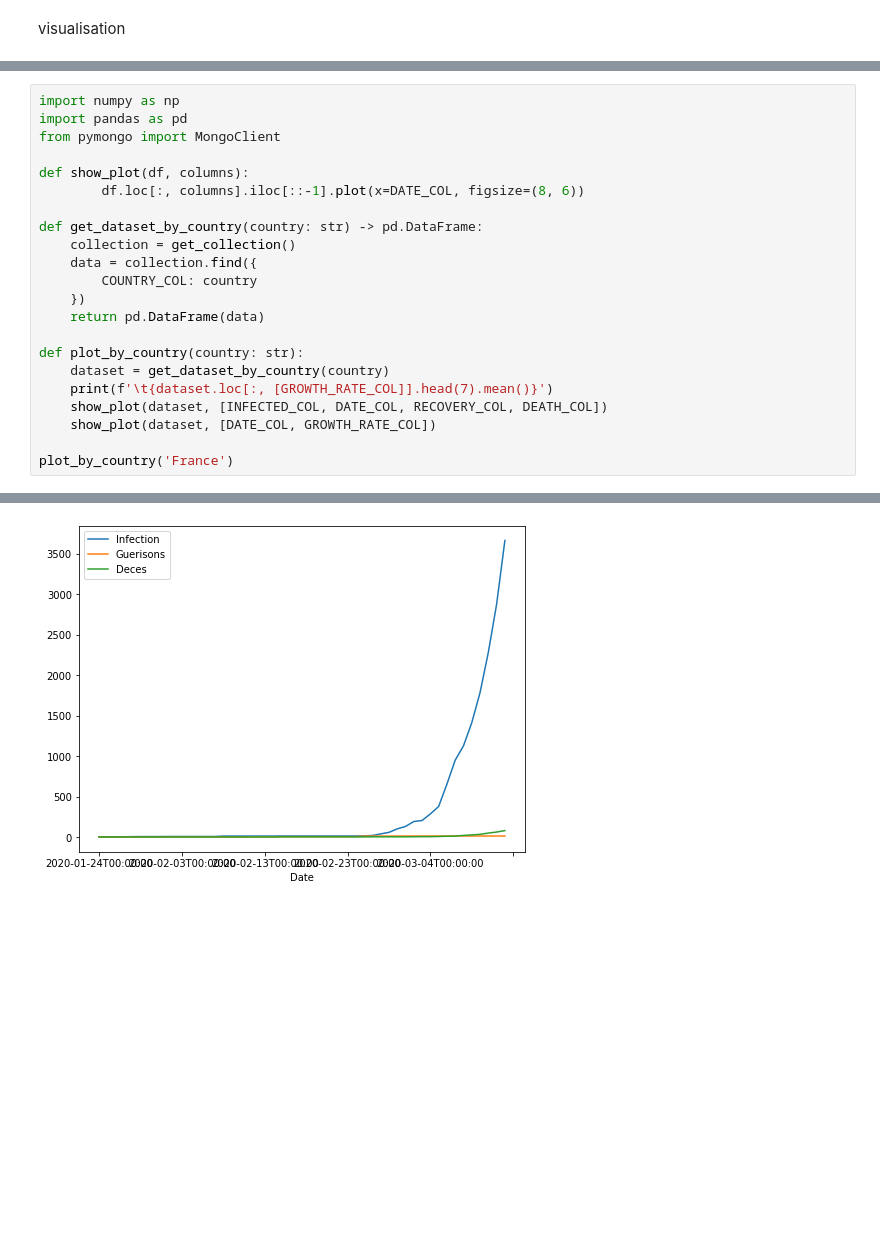
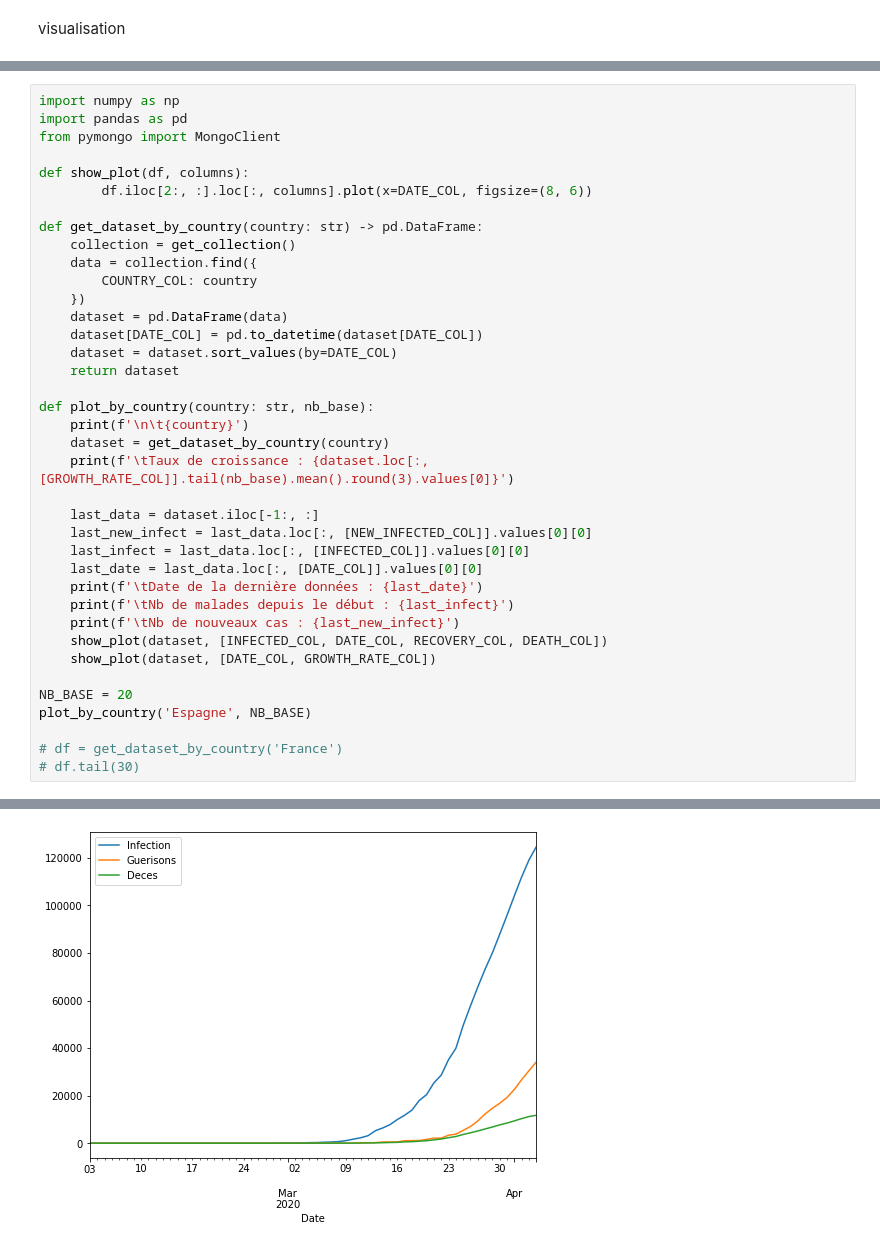
Before and after one commit to thomas-marquis/coco, a Jupyter notebook: demo.ipynb, the cells around one changed output, grey strips where cells are left out. Cells and saved outputs as stored; diff of their text form; blank space fills up the shorter version.

```diff
--- a/demo.ipynb
+++ b/demo.ipynb
@@ -98,20 +124,36 @@ import pandas as pd
 from pymongo import MongoClient
 
 def show_plot(df, columns):
-        df.loc[:, columns].iloc[::-1].plot(x=DATE_COL, figsize=(8, 6))
+        df.iloc[2:, :].loc[:, columns].plot(x=DATE_COL, figsize=(8, 6))
 
 def get_dataset_by_country(country: str) -> pd.DataFrame:
     collection = get_collection()
     data = collection.find({
         COUNTRY_COL: country
     })
-    return pd.DataFrame(data)
+    dataset = pd.DataFrame(data)
+    dataset[DATE_COL] = pd.to_datetime(dataset[DATE_COL])
+    dataset = dataset.sort_values(by=DATE_COL)
+    return dataset
 
-def plot_by_country(country: str):
+def plot_by_country(country: str, nb_base):
+    print(f'\n\t{country}')
     dataset = get_dataset_by_country(country)
-    print(f'\t{dataset.loc[:, [GROWTH_RATE_COL]].head(7).mean()}')
+    print(f'\tTaux de croissance : {dataset.loc[:, [GROWTH_RATE_COL]].tail(nb_base).mean().round(3).values[0]}')
+
+    last_data = dataset.iloc[-1:, :]
+    last_new_infect = last_data.loc[:, [NEW_INFECTED_COL]].values[0][0]
+    last_infect = last_data.loc[:, [INFECTED_COL]].values[0][0]
+    last_date = last_data.loc[:, [DATE_COL]].values[0][0]
+    print(f'\tDate de la dernière données : {last_date}')
+    print(f'\tNb de malades depuis le début : {last_infect}')
+    print(f'\tNb de nouveaux cas : {last_new_infect}')
     show_plot(dataset, [INFECTED_COL, DATE_COL, RECOVERY_COL, DEATH_COL])
     show_plot(dataset, [DATE_COL, GROWTH_RATE_COL])
 
-plot_by_country('France')
+NB_BASE = 20
+plot_by_country('Espagne', NB_BASE)
+
+# df = get_dataset_by_country('France')
+# df.tail(30)
 # %% [output]
@@ -120 +165 @@ dtype: float64
-[figure, old version]
+[figure, new version]
```
Also changed, not shown: parts of 4 cells of this notebook.
